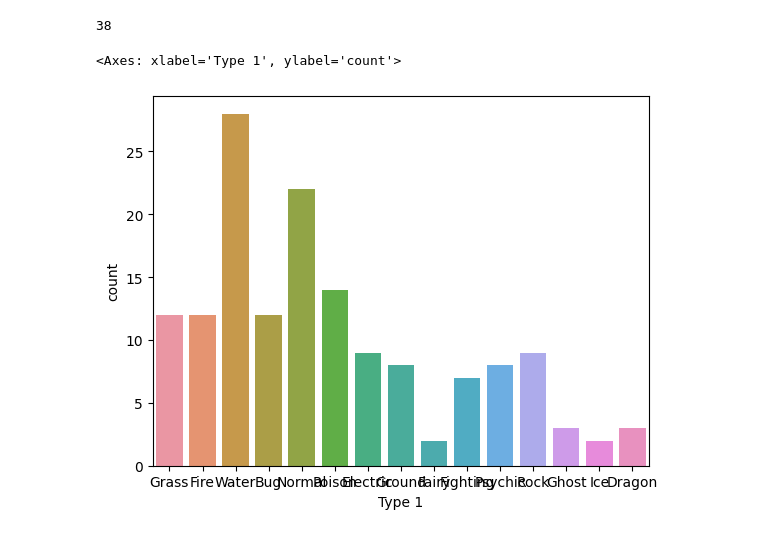
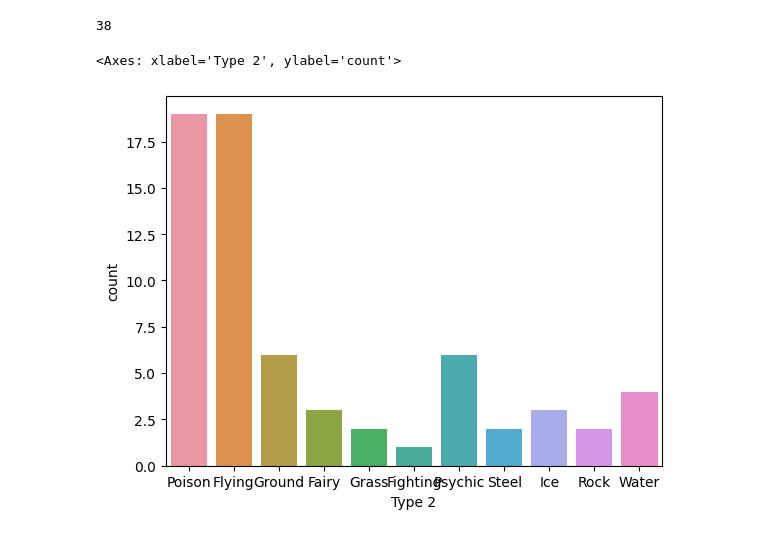
Before and after one commit to TheDataNomad/AlgoWarzmi, a Jupyter notebook: practice_examples/Python Practice #2.ipynb, the cells around one changed output. Drawn from its saved outputs; the diff is of its cells as text; code cells hidden in the pictures.

```diff
--- a/practice_examples/Python Practice #2.ipynb
+++ b/practice_examples/Python Practice #2.ipynb
@@ -143,10 +143,10 @@ print(len(grass_poison_pokemons))
 # %%
 ### Using your choice between seaborn or plotly express:
 # plot a bar chart that shows the "count" per "Type 1"
 # hint: seaborn has plot specific for "count"
 import seaborn as sns
 
-sns.countplot(data=df,x='Type 1')
+sns.countplot(data=df,x='Type 2')
 # %% [output]
-<Axes: xlabel='Type 1', ylabel='count'>
+<Axes: xlabel='Type 2', ylabel='count'>
-[figure, old version]
+[figure, new version]
```
Also changed, not shown: 6 other files.
